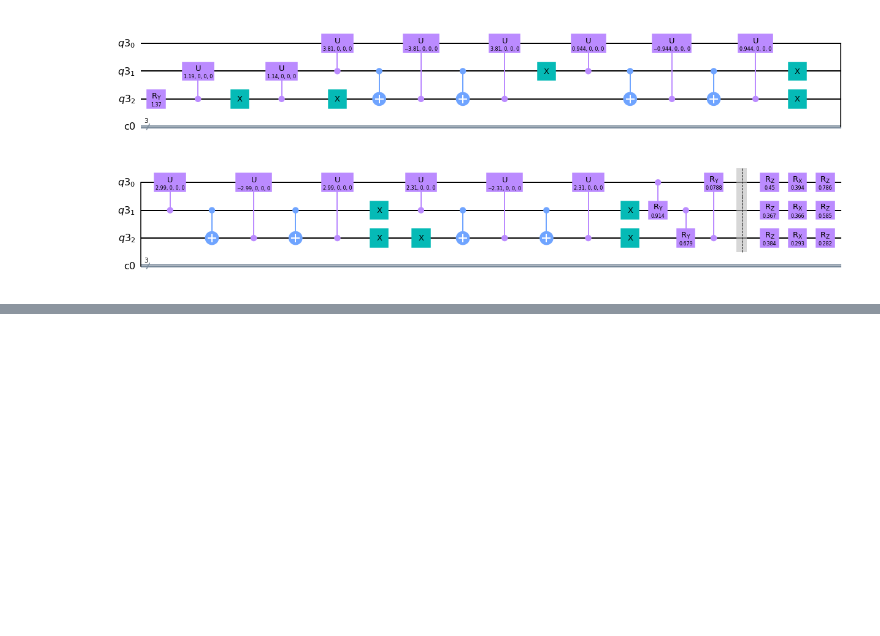
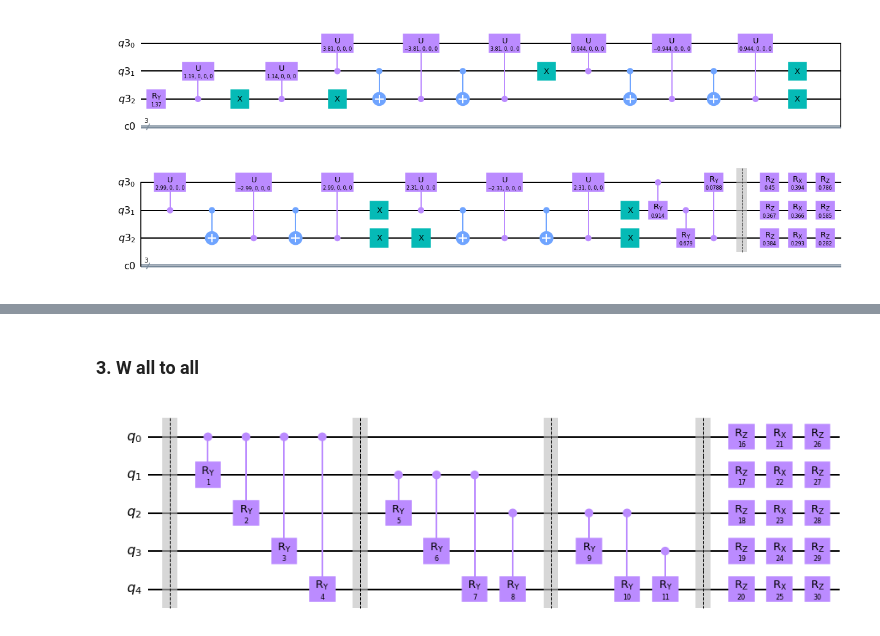
Before and after one commit to vutuanhai237/UC-VQA, a Jupyter notebook: codes/tomography/compare_W.ipynb, the cells around one changed output, grey strips where cells are left out. Cells and saved outputs as stored; diff of their text form; code cells hidden in the pictures; blank space fills up the shorter version.

```diff
--- a/codes/tomography/compare_W.ipynb
+++ b/codes/tomography/compare_W.ipynb
@@ -123,0 +135,31 @@ qc.draw('mpl')
+# %%
+num_qubits = 3
+num_layers = 1
+n_alternating = 0
+for i in range(0, num_layers + 1):
+    n_alternating += qtm.nqubit.calculate_n_walternating(i, num_qubits)
+thetas = np.ones(n_alternating + 3 * num_layers * num_qubits)
+
+for i in range(0, len(thetas)):
+    thetas[i] += i
+
+psi = 2 * np.random.rand(2**num_qubits) - 1
+psi = psi / np.linalg.norm(psi)
+encoder = qtm.encoding.Encoding(psi, 'amplitude_encoding')
+
+
+loss_values = []
+thetass = []
+for i in range(0, 400):
+    if i % 20 == 0:
+        print('W_alternating: ', i)
+    qc = encoder.qcircuit
+    grad_loss = qtm.base.grad_loss(
+        qc,
+        qtm.nqubit.create_Walternatingchecker_haar,
+        thetas, r = 1/2, s = np.pi/2, num_layers = num_layers)
+    thetas -= qtm.constant.learning_rate*(grad_loss)
+    thetass.append(thetas.copy())
+    qc_copy = qtm.nqubit.create_Walternatingchecker_haar(qc.copy(), thetas, num_layers)
+    loss = qtm.base.loss_basis(qtm.base.measure(qc_copy, list(range(qc_copy.num_qubits))))
+    loss_values.append(loss)
@@ -247 +213,18 @@ qc.draw('mpl')
+# %% [markdown]
+### 3. W all to all
+# %%
+num_qubits = 5
+num_layers = 1
+n_walltoall = qtm.nqubit.calculate_n_walltoall(num_qubits)
+thetas = np.ones(num_layers* 3 * num_qubits + num_layers*n_walltoall)
+for i in range(0, len(thetas)):
+    thetas[i] += i
+psi = 2*np.random.rand(2**num_qubits)-1
+psi = psi / np.linalg.norm(psi)
+encoder = qtm.encoding.Encoding(psi, 'amplitude_encoding')
+qc = qiskit.QuantumCircuit(num_qubits)
+qc = qtm.nqubit.create_Walltoall_layerd_state(qc, thetas, num_layers=num_layers)
+qc.draw('mpl')
+# %% [output]
+[figure, added]
 # %%
```
Also changed, not shown: parts of 18 cells of this notebook, 38 other files.
